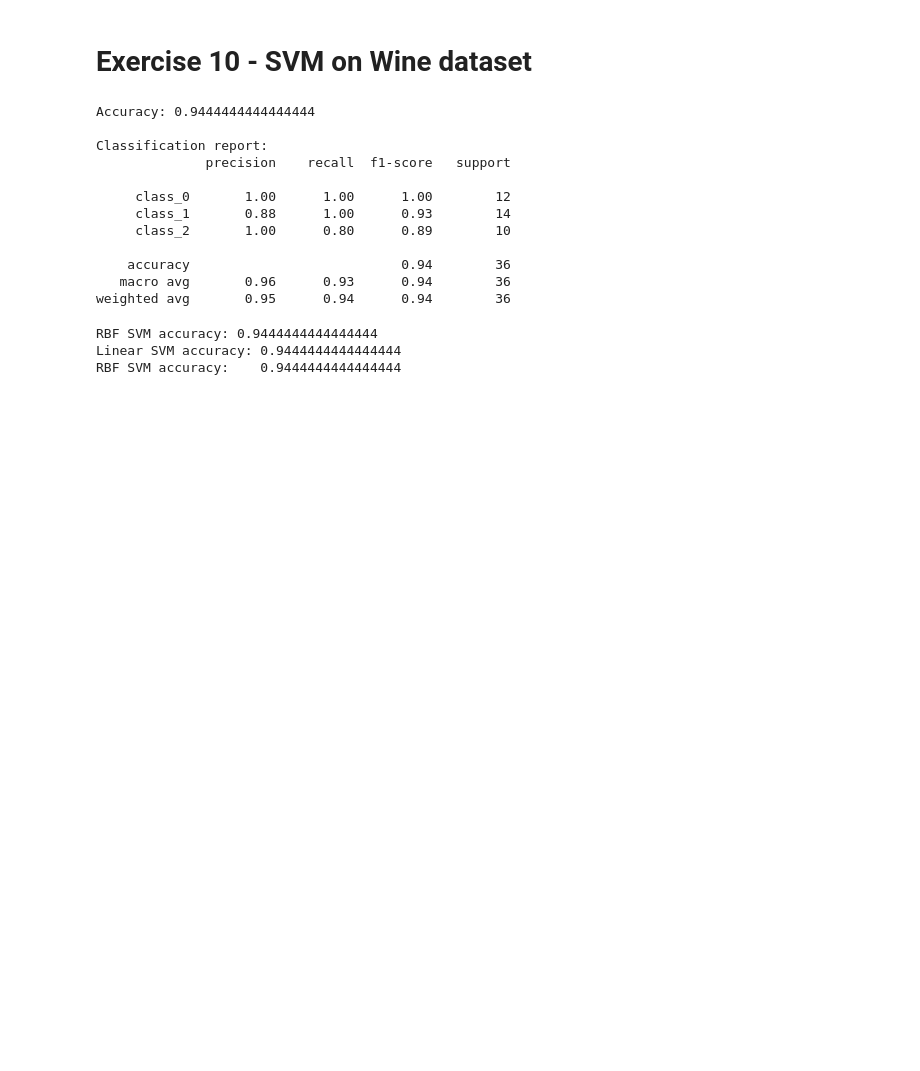
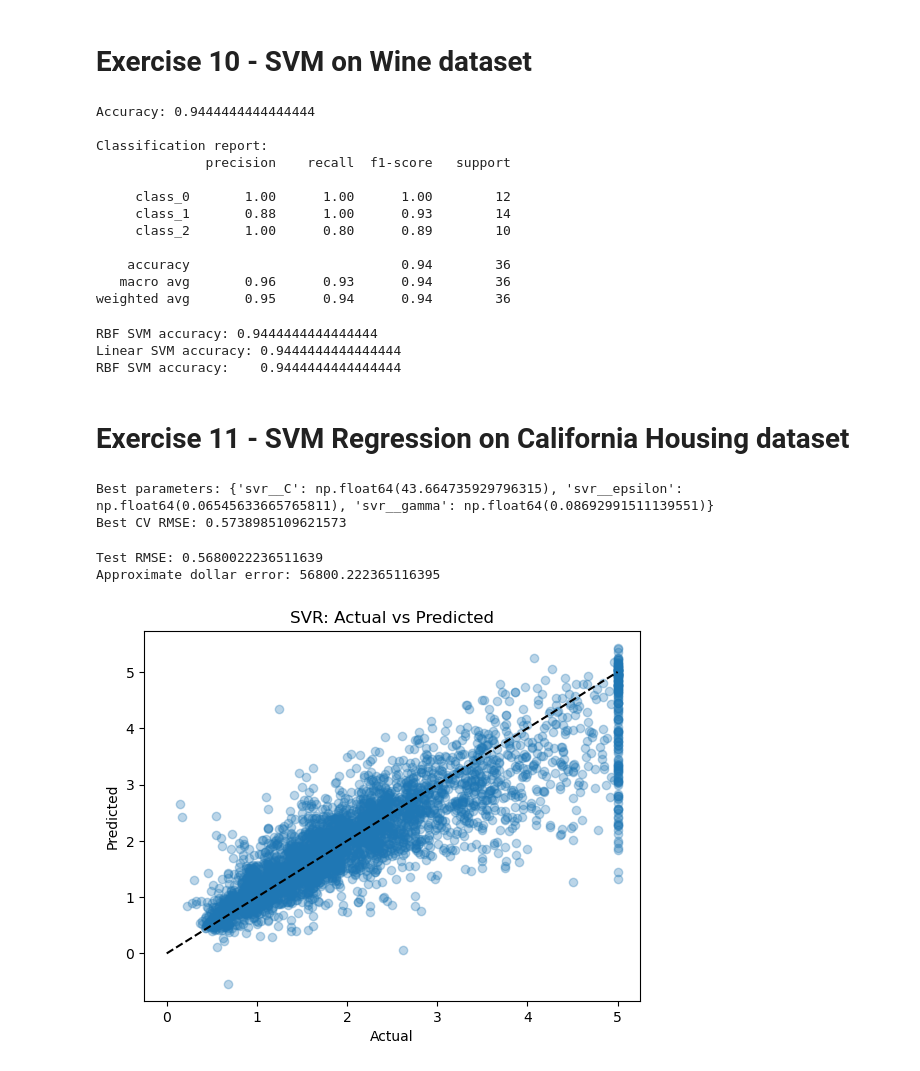
Before and after one commit to sumukha-r/hands-on-machine-learning, a Jupyter notebook: Chapter5-Support-Vector-Machines.ipynb, the cells around one changed output. Drawn from its saved outputs; the diff is of its cells as text; code cells hidden in the pictures; blank space fills up the shorter version.

Commit message:
Exercise 11 Chapter 5

```diff
--- a/Chapter5-Support-Vector-Machines.ipynb
+++ b/Chapter5-Support-Vector-Machines.ipynb
@@ -194,3 +196,45 @@ print("RBF SVM accuracy:   ", accuracy_score(y_test, y_pred_rbf))
 RBF SVM accuracy: 0.9444444444444444
 Linear SVM accuracy: 0.9444444444444444
 RBF SVM accuracy:    0.9444444444444444
+# %% [markdown]
+# Exercise 11 - SVM Regression on California Housing dataset
+# %%
+housing = fetch_california_housing()
+X, y = housing.data, housing.target
+X_train, X_test, y_train, y_test = train_test_split(X, y, test_size=0.2, random_state=42)
+
+# Using only 2,000 training instances for tuning
+X_tune = X_train[:2000]
+y_tune = y_train[:2000]
+
+svr = make_pipeline(StandardScaler(), SVR(kernel="rbf"))
+param_distributions = {"svr__C": reciprocal(1, 1000), "svr__gamma": reciprocal(0.001, 0.1), "svr__epsilon": uniform(0.01, 0.3)}
+search = RandomizedSearchCV(svr, param_distributions, n_iter=20, cv=3, scoring="neg_root_mean_squared_error", random_state=42, n_jobs=-1)
+search.fit(X_tune, y_tune)
+
+print("Best parameters:", search.best_params_)
+print("Best CV RMSE:", -search.best_score_)
+# %% [output]
+Best parameters: {'svr__C': np.float64(43.664735929796315), 'svr__epsilon': np.float64(0.06545633665765811), 'svr__gamma': np.float64(0.08692991511139551)}
+Best CV RMSE: 0.5738985109621573
+# %%
+best_model = search.best_estimator_
+best_model.fit(X_train, y_train)
+
+y_pred = best_model.predict(X_test)
+test_rmse = np.sqrt(mean_squared_error(y_test, y_pred))
+
+print("Test RMSE:", test_rmse)
+print("Approximate dollar error:", test_rmse * 100000)
+# %% [output]
+Test RMSE: 0.5680022236511639
+Approximate dollar error: 56800.222365116395
+# %%
+plt.scatter(y_test, y_pred, alpha=0.3)
+plt.xlabel("Actual")
+plt.ylabel("Predicted")
+plt.title("SVR: Actual vs Predicted")
+plt.plot([0, 5], [0, 5], "k--")
+plt.show()
+# %% [output]
+[figure, added]
```
Also changed, not shown: parts of 1 cell of this notebook, 1 other file.
